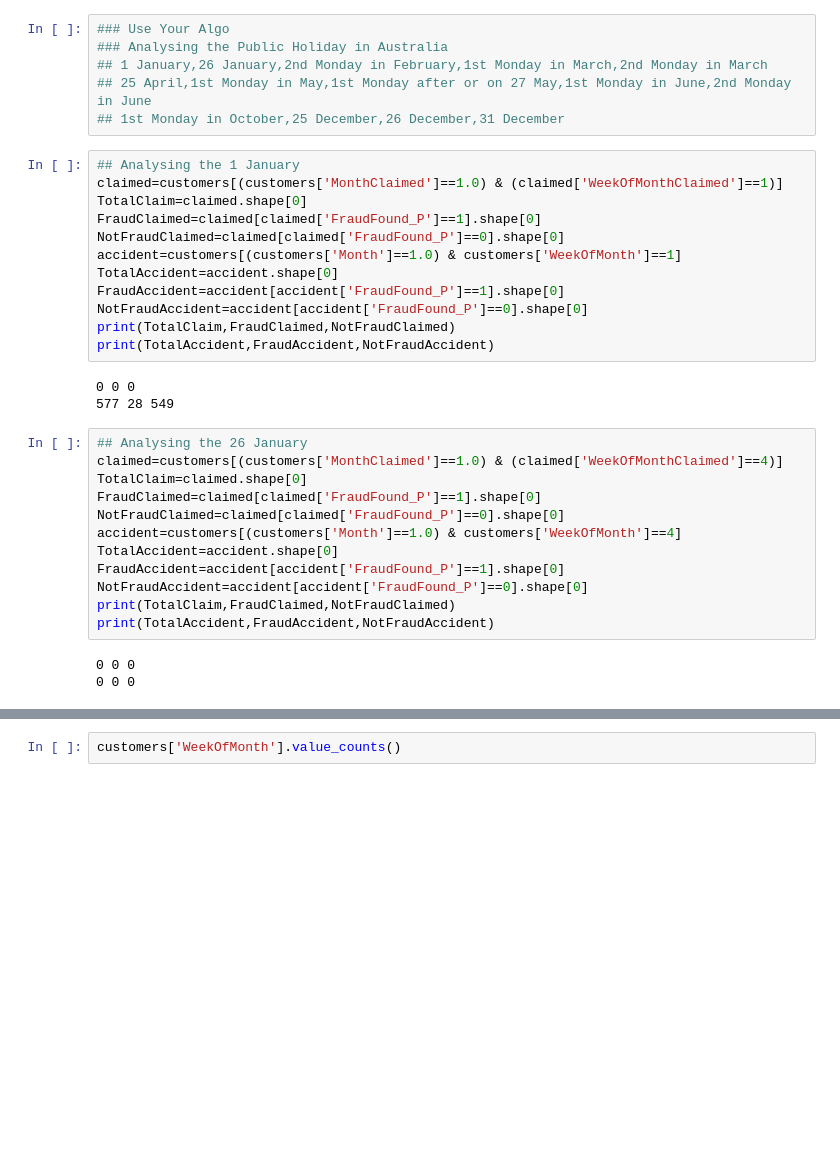
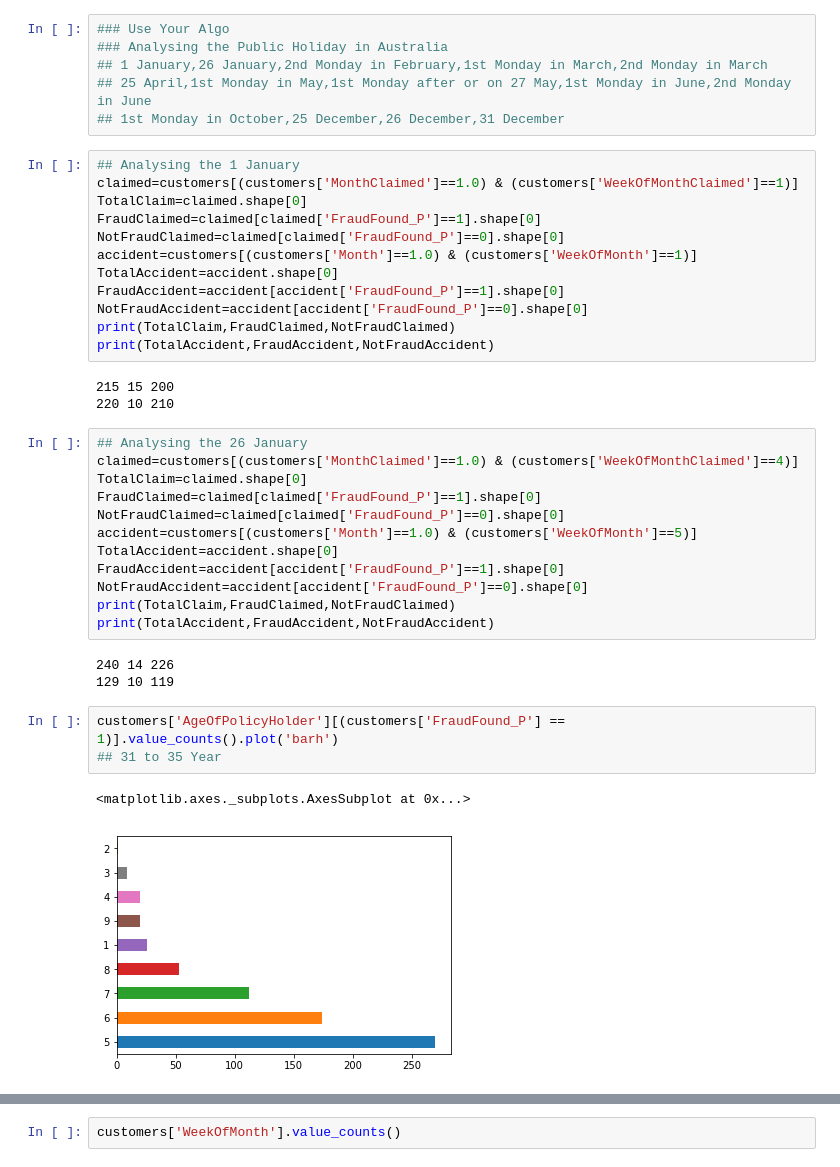
Before and after one commit to Siddharth-Singhs/EXL, a Jupyter notebook: SiddharthNewDataset.ipynb, the cells around one changed output, grey strips where cells are left out. Saved outputs shown, nothing was run; the diff lists cells and outputs as text; blank space fills up the shorter version.

```diff
--- a/SiddharthNewDataset.ipynb
+++ b/SiddharthNewDataset.ipynb
@@ -357,31 +357,37 @@ X_train=df_new.values
 ## 1st Monday in October,25 December,26 December,31 December
 # %%
 ## Analysing the 1 January
-claimed=customers[(customers['MonthClaimed']==1.0) & (claimed['WeekOfMonthClaimed']==1)]
+claimed=customers[(customers['MonthClaimed']==1.0) & (customers['WeekOfMonthClaimed']==1)]
 TotalClaim=claimed.shape[0]
 FraudClaimed=claimed[claimed['FraudFound_P']==1].shape[0]
 NotFraudClaimed=claimed[claimed['FraudFound_P']==0].shape[0]
-accident=customers[(customers['Month']==1.0) & customers['WeekOfMonth']==1]
+accident=customers[(customers['Month']==1.0) & (customers['WeekOfMonth']==1)]
 TotalAccident=accident.shape[0]
 FraudAccident=accident[accident['FraudFound_P']==1].shape[0]
 NotFraudAccident=accident[accident['FraudFound_P']==0].shape[0]
 print(TotalClaim,FraudClaimed,NotFraudClaimed)
 print(TotalAccident,FraudAccident,NotFraudAccident)
 # %% [output]
-0 0 0
-577 28 549
+215 15 200
+220 10 210
 # %%
 ## Analysing the 26 January
-claimed=customers[(customers['MonthClaimed']==1.0) & (claimed['WeekOfMonthClaimed']==4)]
+claimed=customers[(customers['MonthClaimed']==1.0) & (customers['WeekOfMonthClaimed']==4)]
 TotalClaim=claimed.shape[0]
 FraudClaimed=claimed[claimed['FraudFound_P']==1].shape[0]
 NotFraudClaimed=claimed[claimed['FraudFound_P']==0].shape[0]
-accident=customers[(customers['Month']==1.0) & customers['WeekOfMonth']==4]
+accident=customers[(customers['Month']==1.0) & (customers['WeekOfMonth']==5)]
 TotalAccident=accident.shape[0]
 FraudAccident=accident[accident['FraudFound_P']==1].shape[0]
 NotFraudAccident=accident[accident['FraudFound_P']==0].shape[0]
 print(TotalClaim,FraudClaimed,NotFraudClaimed)
 print(TotalAccident,FraudAccident,NotFraudAccident)
 # %% [output]
-0 0 0
-0 0 0
+240 14 226
+129 10 119
+# %%
+customers['AgeOfPolicyHolder'][(customers['FraudFound_P'] == 1)].value_counts().plot('barh')
+## 31 to 35 Year
+# %% [output]
+<matplotlib.axes._subplots.AxesSubplot at 0x...>
+[figure, added]
```
Also changed, not shown: parts of 11 cells of this notebook, 5 other files.
